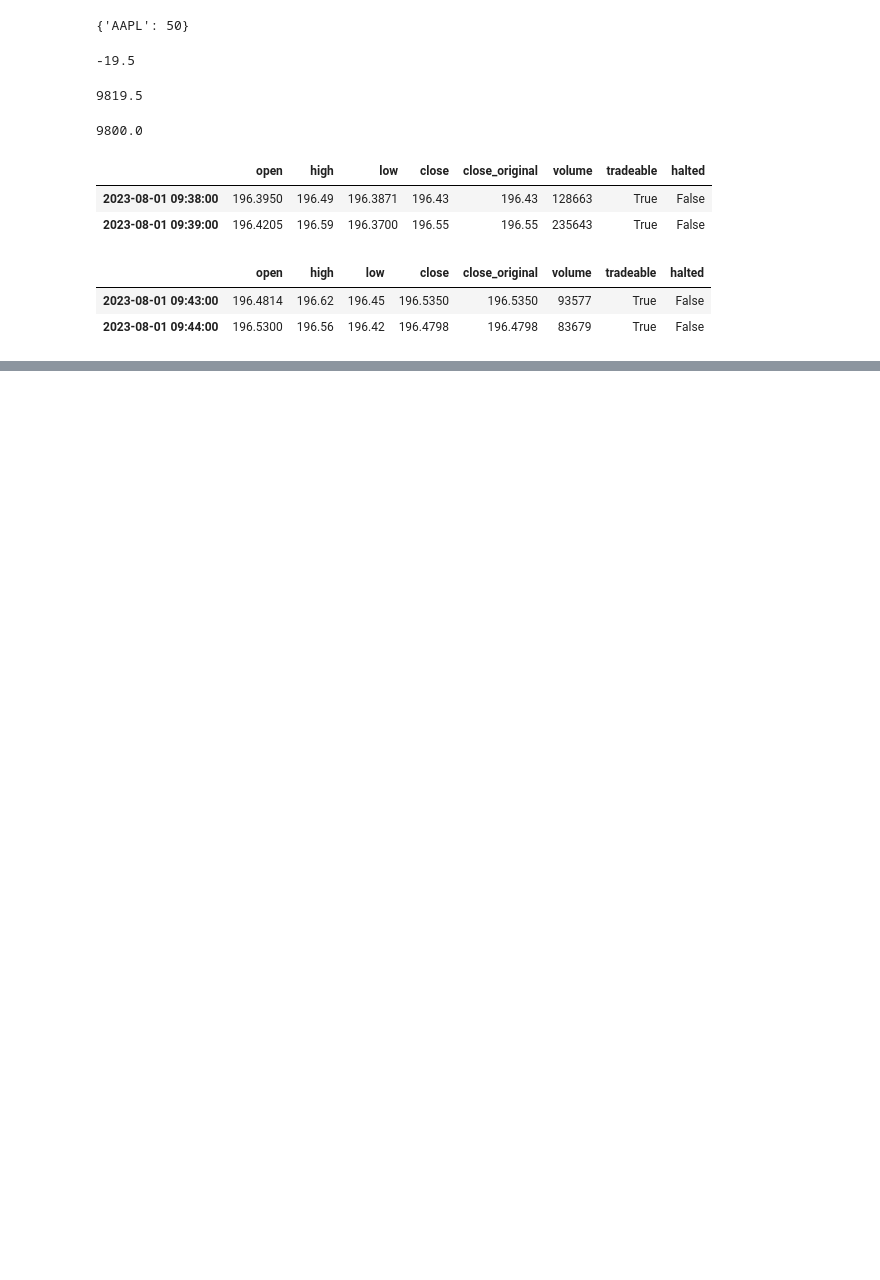
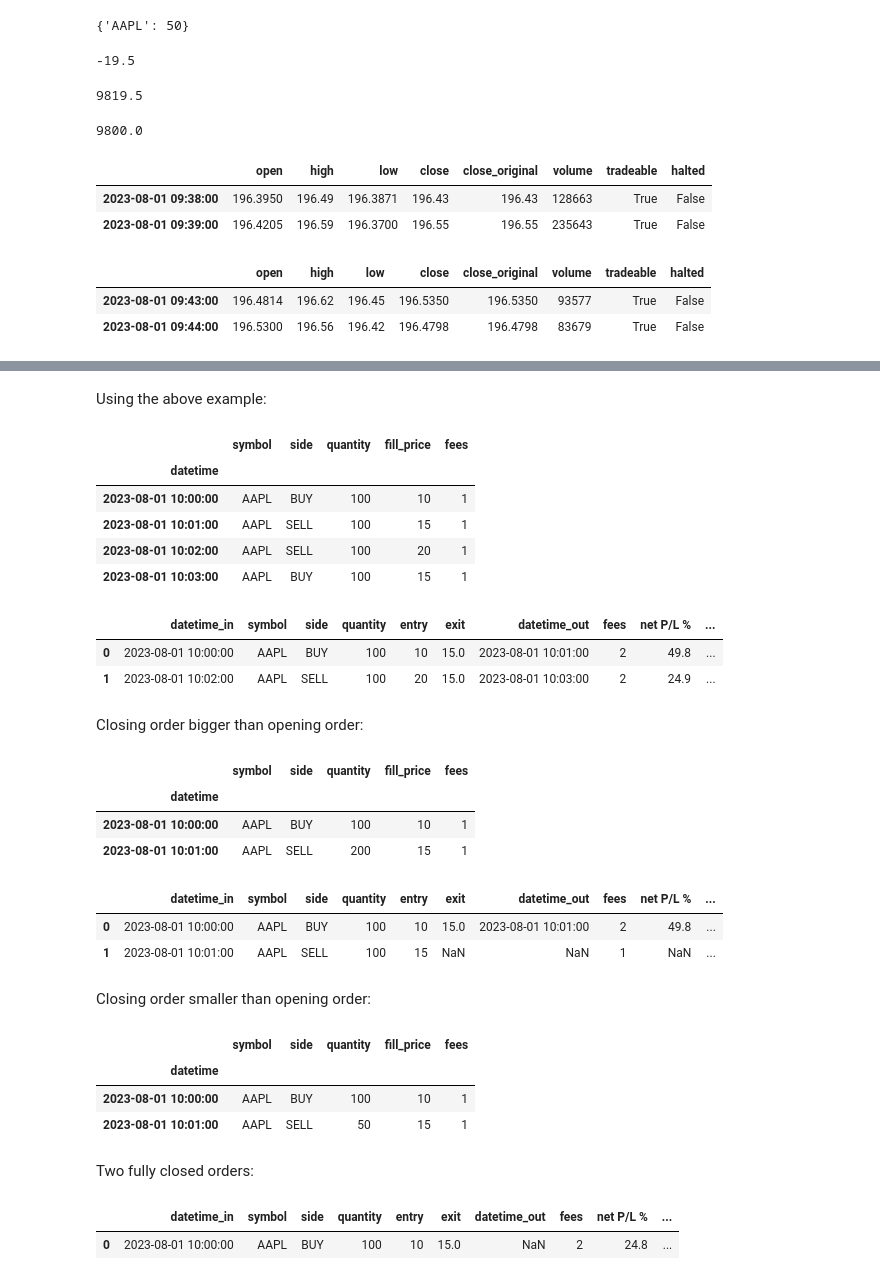
Before and after one commit to shinathan/QSExtended, a Jupyter notebook: _dissection.ipynb, the cells around one changed output, grey strips where cells are left out. Drawn from its saved outputs; the diff is of its cells as text; code cells hidden in the pictures; blank space fills up the shorter version.

```diff
--- a/_dissection.ipynb
+++ b/_dissection.ipynb
@@ -181,0 +242,56 @@ def calculate_trade_log(transaction_log):
+# %% [markdown]
+Using the above example:
+# %%
+fills_log
+# %% [output]
+|  | symbol | side | quantity | fill_price | fees |
+| datetime |  |  |  |  |  |
+| 2023-08-01 10:00:00 | AAPL | BUY | 100 | 10 | 1 |
+| 2023-08-01 10:01:00 | AAPL | SELL | 100 | 15 | 1 |
+| 2023-08-01 10:02:00 | AAPL | SELL | 100 | 20 | 1 |
+| 2023-08-01 10:03:00 | AAPL | BUY | 100 | 15 | 1 |
+# %%
+calculate_PNL_trade_log(fills_to_trades(fills_log))
+# %% [output]
+|  | datetime_in | symbol | side | quantity | entry | exit | datetime_out | fees | net P/L % | ... |
+| 0 | 2023-08-01 10:00:00 | AAPL | BUY | 100 | 10 | 15.0 | 2023-08-01 10:01:00 | 2 | 49.8 | ... |
+| 1 | 2023-08-01 10:02:00 | AAPL | SELL | 100 | 20 | 15.0 | 2023-08-01 10:03:00 | 2 | 24.9 | ... |
+# %% [markdown]
+Closing order bigger than opening order:
+# %%
+fills_log = pd.DataFrame([[datetime(2023, 8, 1, hour=10, minute=0), "AAPL", "BUY", 100, 10, 1],
+                          [datetime(2023, 8, 1, hour=10, minute=1), "AAPL", "SELL", 200, 15, 1],
+                          ], columns=['datetime', 'symbol', 'side', 'quantity', 'fill_price', 'fees'])
+fills_log.set_index('datetime', inplace=True)
+fills_log
+# %% [output]
+|  | symbol | side | quantity | fill_price | fees |
+| datetime |  |  |  |  |  |
+| 2023-08-01 10:00:00 | AAPL | BUY | 100 | 10 | 1 |
+| 2023-08-01 10:01:00 | AAPL | SELL | 200 | 15 | 1 |
+# %%
+calculate_PNL_trade_log(fills_to_trades(fills_log))
+# %% [output]
+|  | datetime_in | symbol | side | quantity | entry | exit | datetime_out | fees | net P/L % | ... |
+| 0 | 2023-08-01 10:00:00 | AAPL | BUY | 100 | 10 | 15.0 | 2023-08-01 10:01:00 | 2 | 49.8 | ... |
+| 1 | 2023-08-01 10:01:00 | AAPL | SELL | 100 | 15 | NaN | NaN | 1 | NaN | ... |
+# %% [markdown]
+Closing order smaller than opening order:
+# %%
+fills_log = pd.DataFrame([[datetime(2023, 8, 1, hour=10, minute=0), "AAPL", "BUY", 100, 10, 1],
+                          [datetime(2023, 8, 1, hour=10, minute=1), "AAPL", "SELL", 50, 15, 1],
+                          ], columns=['datetime', 'symbol', 'side', 'quantity', 'fill_price', 'fees'])
+fills_log.set_index('datetime', inplace=True)
+fills_log
+# %% [output]
+|  | symbol | side | quantity | fill_price | fees |
+| datetime |  |  |  |  |  |
+| 2023-08-01 10:00:00 | AAPL | BUY | 100 | 10 | 1 |
+| 2023-08-01 10:01:00 | AAPL | SELL | 50 | 15 | 1 |
+# %% [markdown]
+Two fully closed orders:
+# %%
+calculate_PNL_trade_log(fills_to_trades(fills_log))
+# %% [output]
+|  | datetime_in | symbol | side | quantity | entry | exit | datetime_out | fees | net P/L % | ... |
+| 0 | 2023-08-01 10:00:00 | AAPL | BUY | 100 | 10 | 15.0 | NaN | 2 | 24.8 | ... |
```
Also changed, not shown: parts of 15 cells of this notebook, 6 other files.
